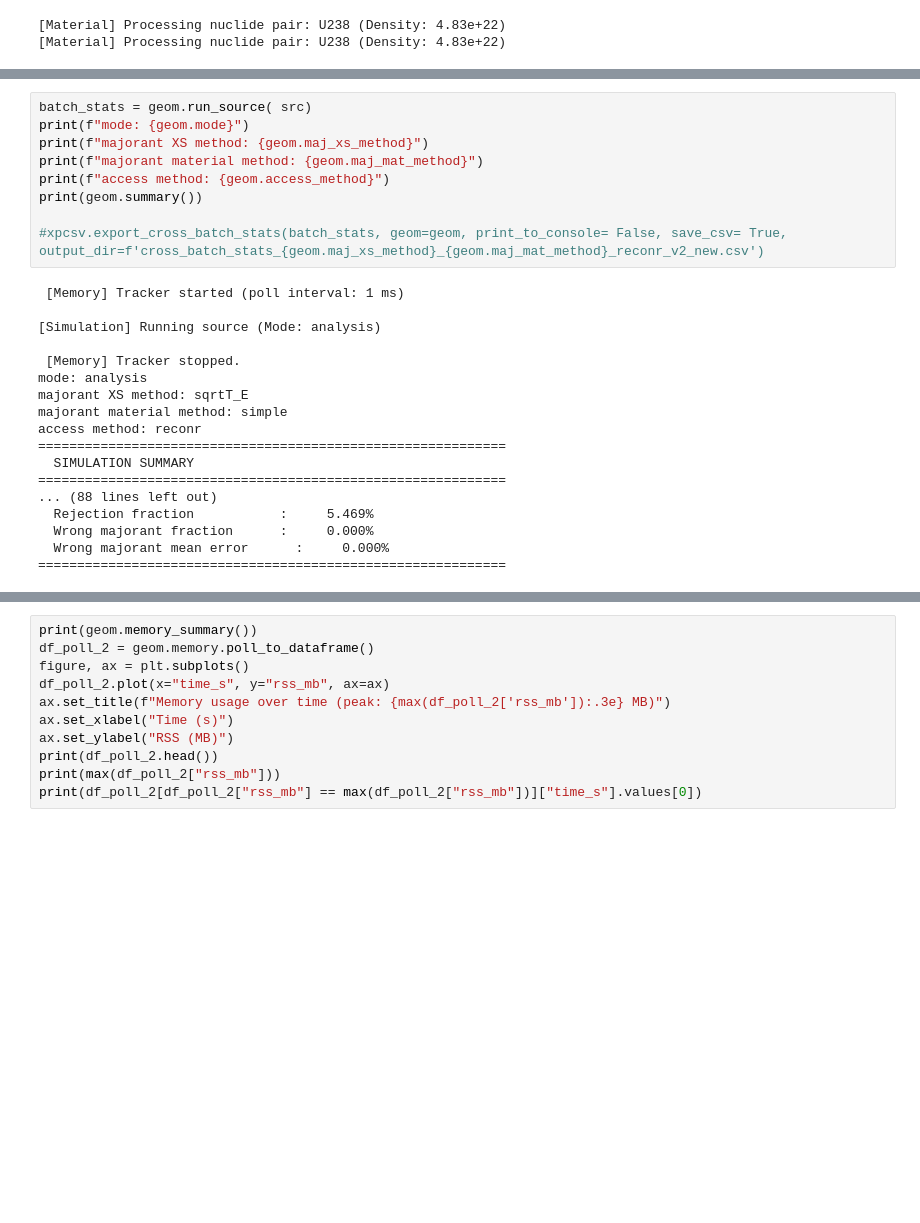
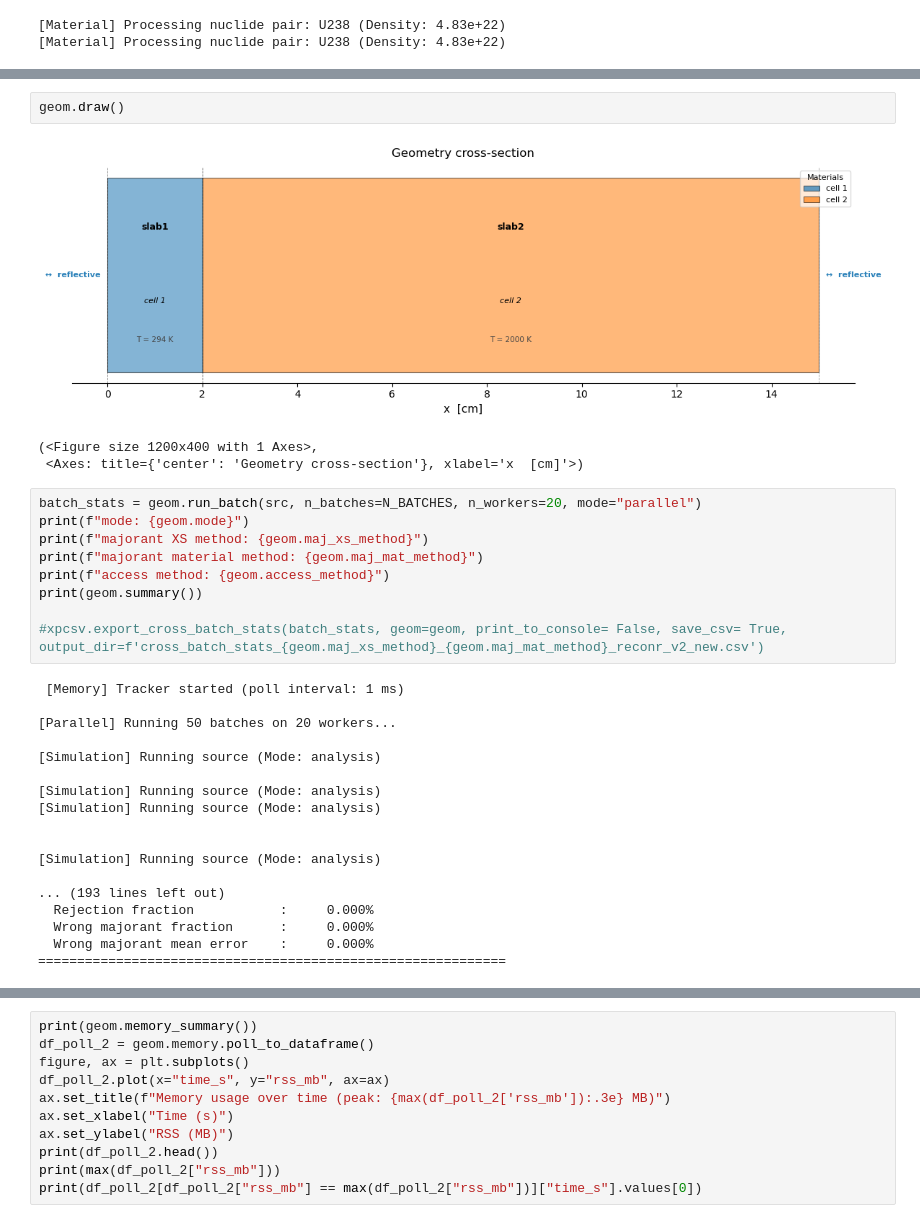
Before and after one commit to polo3217/MC-1D-DT, a Jupyter notebook: model_1.ipynb, the cells around one changed output, grey strips where cells are left out. Drawn from its saved outputs; the diff is of its cells as text; blank space fills up the shorter version.

```diff
--- a/model_1.ipynb
+++ b/model_1.ipynb
@@ -160,5 +133,11 @@ print(df_poll[df_poll["rss_mb"] == max(df_poll["rss_mb"])]["time_s"].values[0])
+# %%
+geom.draw()
+# %% [output]
+[figure, added]
+(<Figure size 1200x400 with 1 Axes>,
+ <Axes: title={'center': 'Geometry cross-section'}, xlabel='x  [cm]'>)
 # %%
-batch_stats = geom.run_source( src)
+batch_stats = geom.run_batch(src, n_batches=N_BATCHES, n_workers=20, mode="parallel")
 print(f"mode: {geom.mode}")
 print(f"majorant XS method: {geom.maj_xs_method}")
 print(f"majorant material method: {geom.maj_mat_method}")
@@ -168,20 +147,20 @@ print(geom.summary())
 #xpcsv.export_cross_batch_stats(batch_stats, geom=geom, print_to_console= False, save_csv= True, output_dir=f'cross_batch_stats_{geom.maj_xs_method}_{geom.maj_mat_method}_reconr_v2_new.csv')
 # %% [output]
  [Memory] Tracker started (poll interval: 1 ms)
+
+[Parallel] Running 50 batches on 20 workers...
 
 [Simulation] Running source (Mode: analysis)
 
- [Memory] Tracker stopped.
-mode: analysis
-majorant XS method: sqrtT_E
-majorant material method: simple
-access method: reconr
+[Simulation] Running source (Mode: analysis)
+[Simulation] Running source (Mode: analysis)
+
+
+[Simulation] Running source (Mode: analysis)
+
+... (193 lines left out)
+  Rejection fraction           :     0.000%
+  Wrong majorant fraction      :     0.000%
+  Wrong majorant mean error    :     0.000%
 ============================================================
-  SIMULATION SUMMARY
-============================================================
-... (88 lines left out)
-  Rejection fraction           :     5.469%
-  Wrong majorant fraction      :     0.000%
-  Wrong majorant mean error      :     0.000%
-============================================================
 # %%
```
Also changed, not shown: parts of 5 cells of this notebook.
